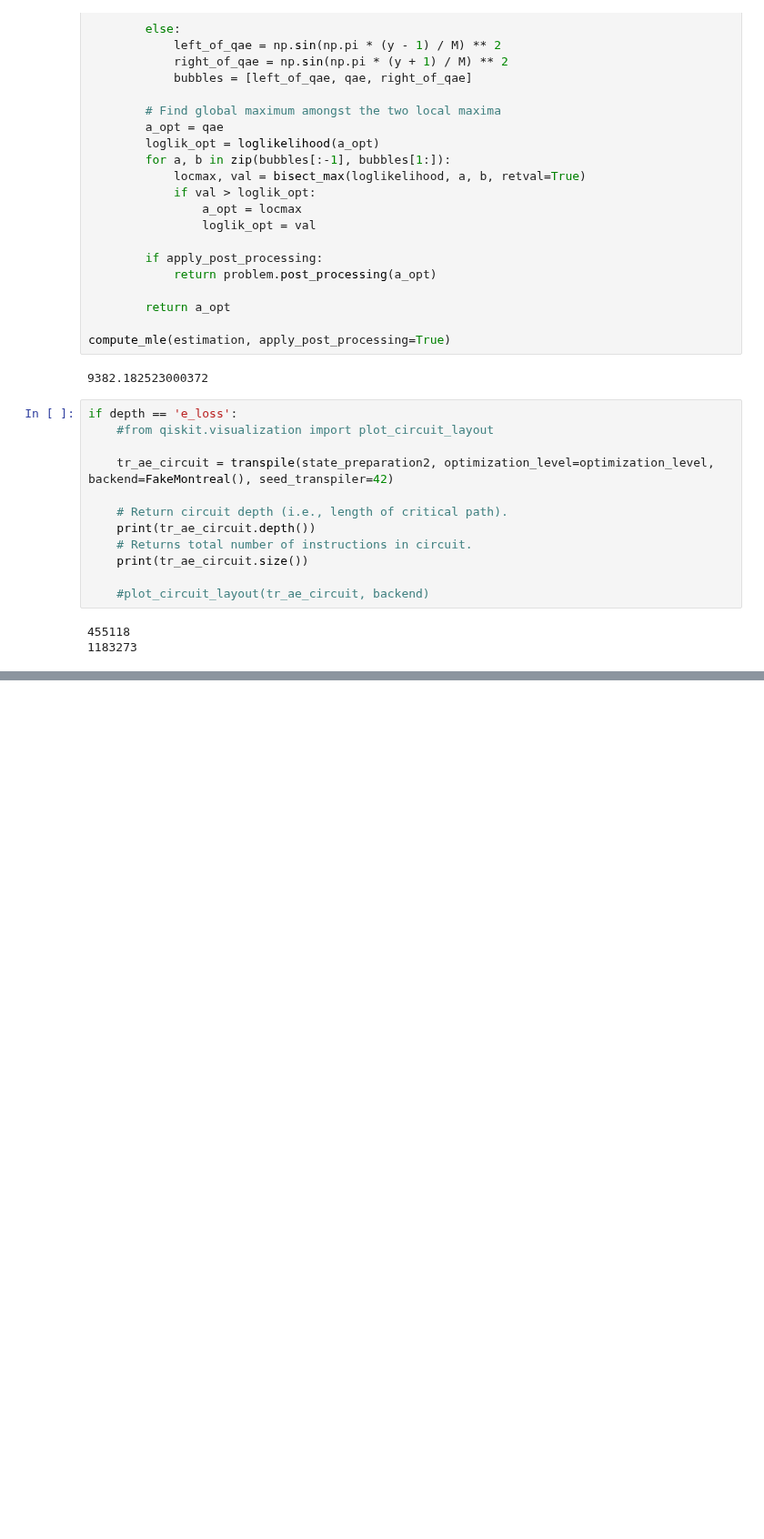
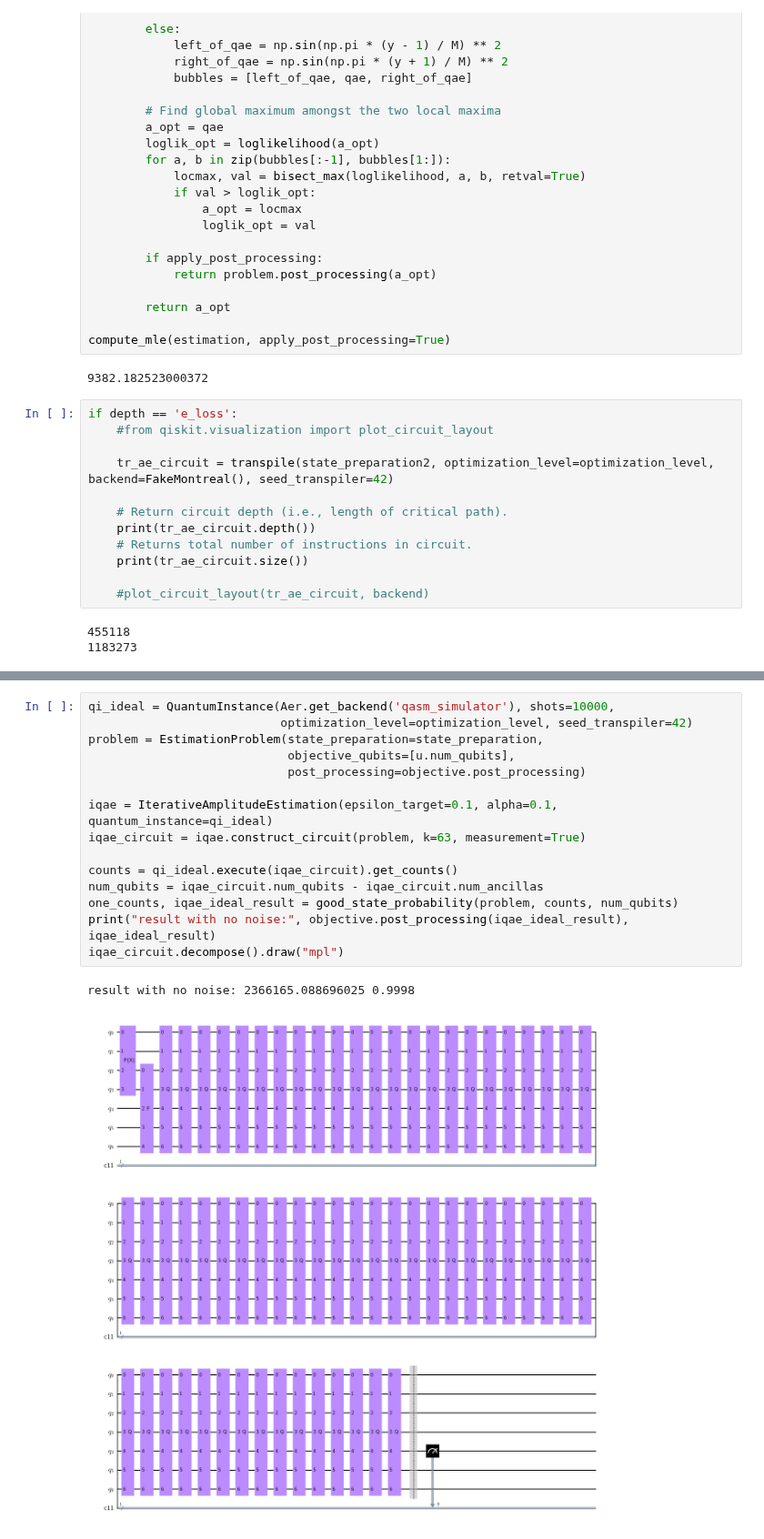
Before and after one commit to Eagle-quantum/QVaR, a Jupyter notebook: parallel_CRA_attempt.ipynb, the cells around one changed output, grey strips where cells are left out. Shown at 91% size. Saved outputs shown, nothing was run; the diff lists cells and outputs as text; blank space fills up the shorter version.

```diff
--- a/parallel_CRA_attempt.ipynb
+++ b/parallel_CRA_attempt.ipynb
@@ -503,0 +639,18 @@ if depth == 'e_loss':
+# %%
+qi_ideal = QuantumInstance(Aer.get_backend('qasm_simulator'), shots=10000,
+                           optimization_level=optimization_level, seed_transpiler=42)
+problem = EstimationProblem(state_preparation=state_preparation,
+                            objective_qubits=[u.num_qubits],
+                            post_processing=objective.post_processing)
+
+iqae = IterativeAmplitudeEstimation(epsilon_target=0.1, alpha=0.1, quantum_instance=qi_ideal)
+iqae_circuit = iqae.construct_circuit(problem, k=63, measurement=True)
+
+counts = qi_ideal.execute(iqae_circuit).get_counts()
+num_qubits = iqae_circuit.num_qubits - iqae_circuit.num_ancillas
+one_counts, iqae_ideal_result = good_state_probability(problem, counts, num_qubits)
+print("result with no noise:", objective.post_processing(iqae_ideal_result), iqae_ideal_result)
+iqae_circuit.decompose().draw("mpl")
+# %% [output]
+result with no noise: 2366165.088696025 0.9998
+[figure, added]
```
Also changed, not shown: parts of 12 cells of this notebook.
